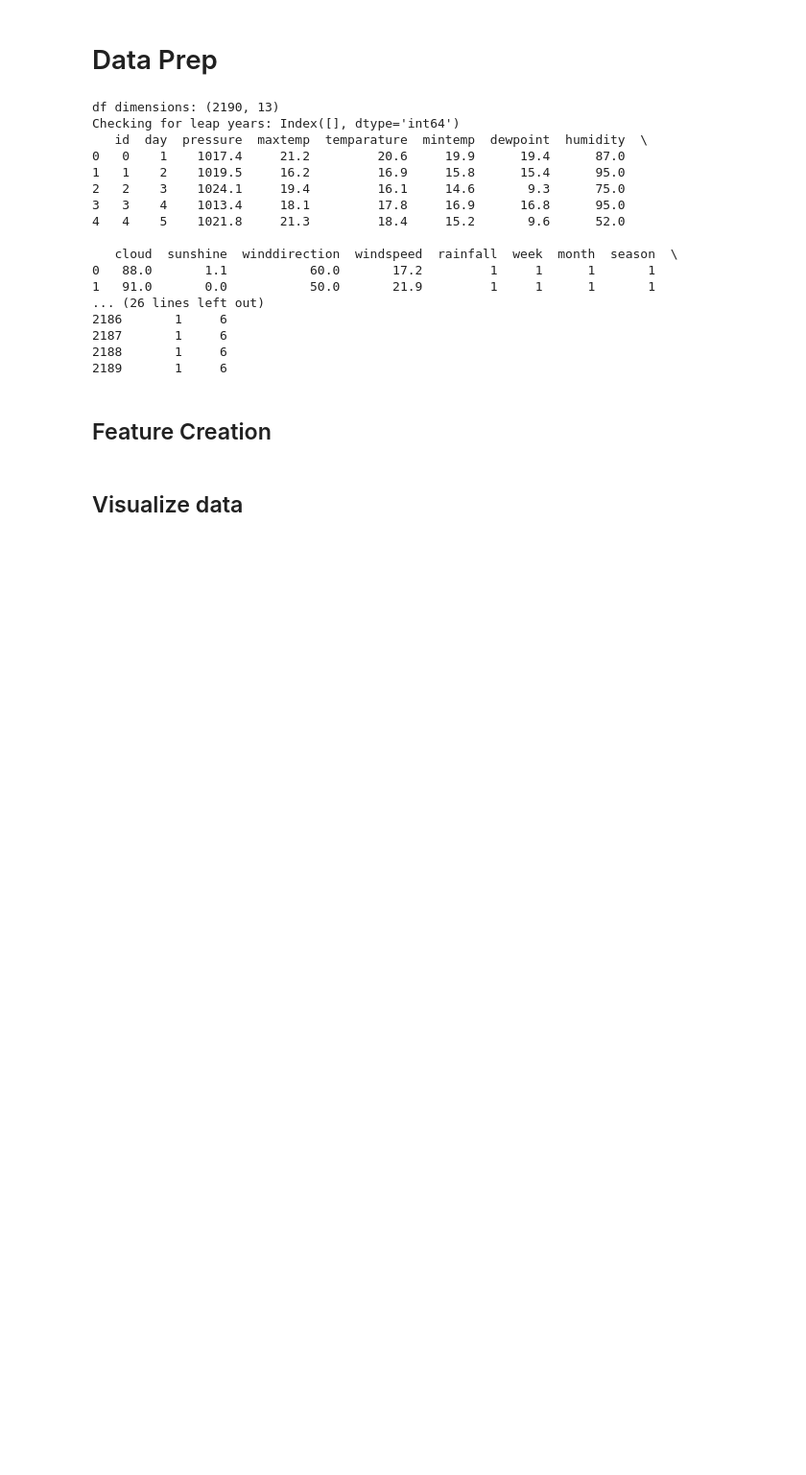
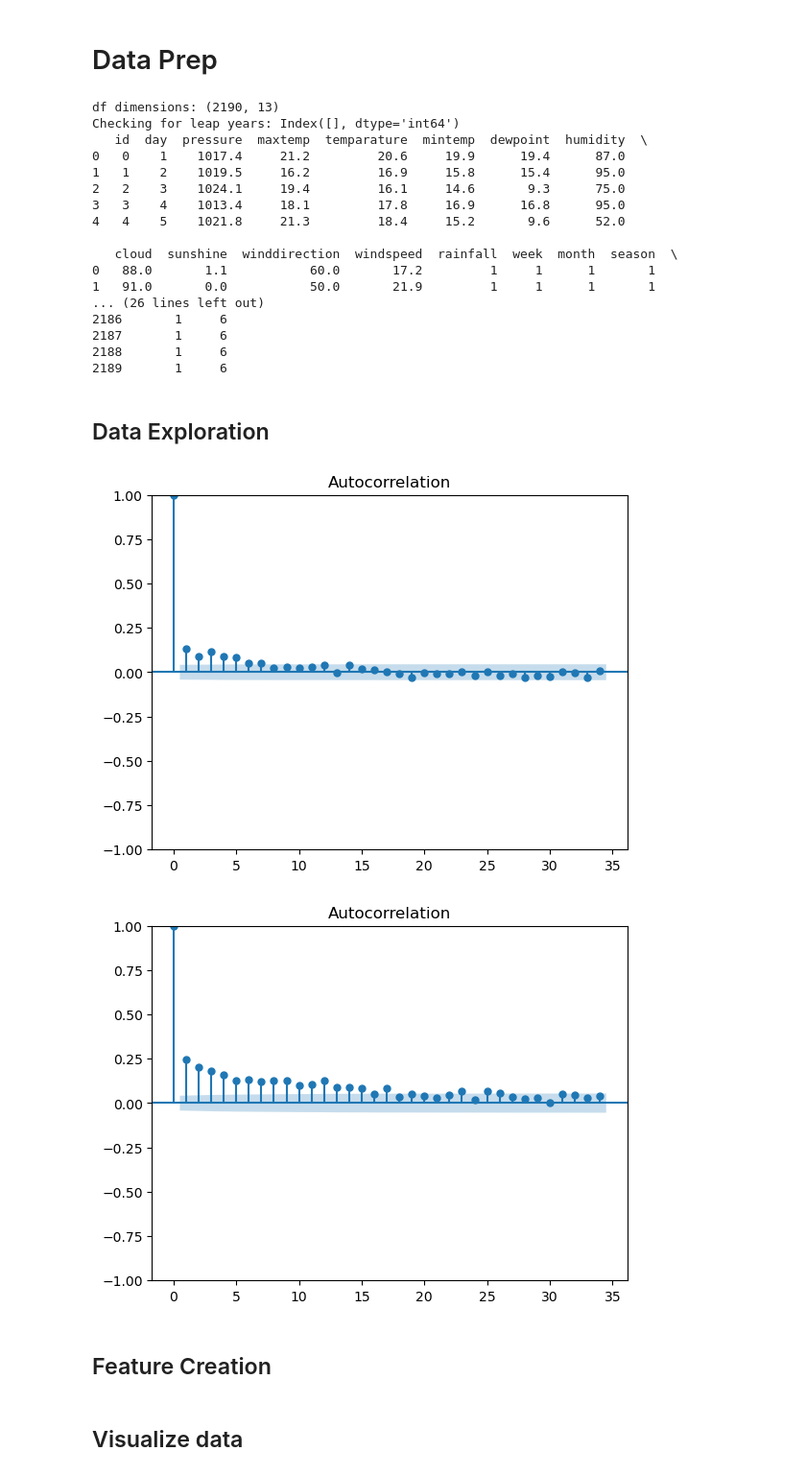
Before and after one commit to MaxRong/Binary-Prediction-of-Rainfall, a Jupyter notebook: Rainfall Prediction.ipynb, the cells around one changed output. Shown: that part at 96% size. Saved outputs shown, nothing was run; the diff lists cells and outputs as text; code cells hidden in the pictures; blank space fills up the shorter version.

```diff
--- a/Rainfall Prediction.ipynb
+++ b/Rainfall Prediction.ipynb
@@ -77,6 +77,15 @@ Checking for leap years: Index([], dtype='int64')
 2187       1     6
 2188       1     6
 2189       1     6
+# %% [markdown]
+## Data Exploration
+# %%
+# Are autoregresssive features worth it?
+_ = plot_acf(weather_df['rainfall'])
+_ = plot_acf(weather_df['cloud'])
+# %% [output]
+[figure, added]
+[figure, added]
 # %% [markdown]
 ## Feature Creation
 # %%
```
Also changed, not shown: parts of 4 cells of this notebook.
